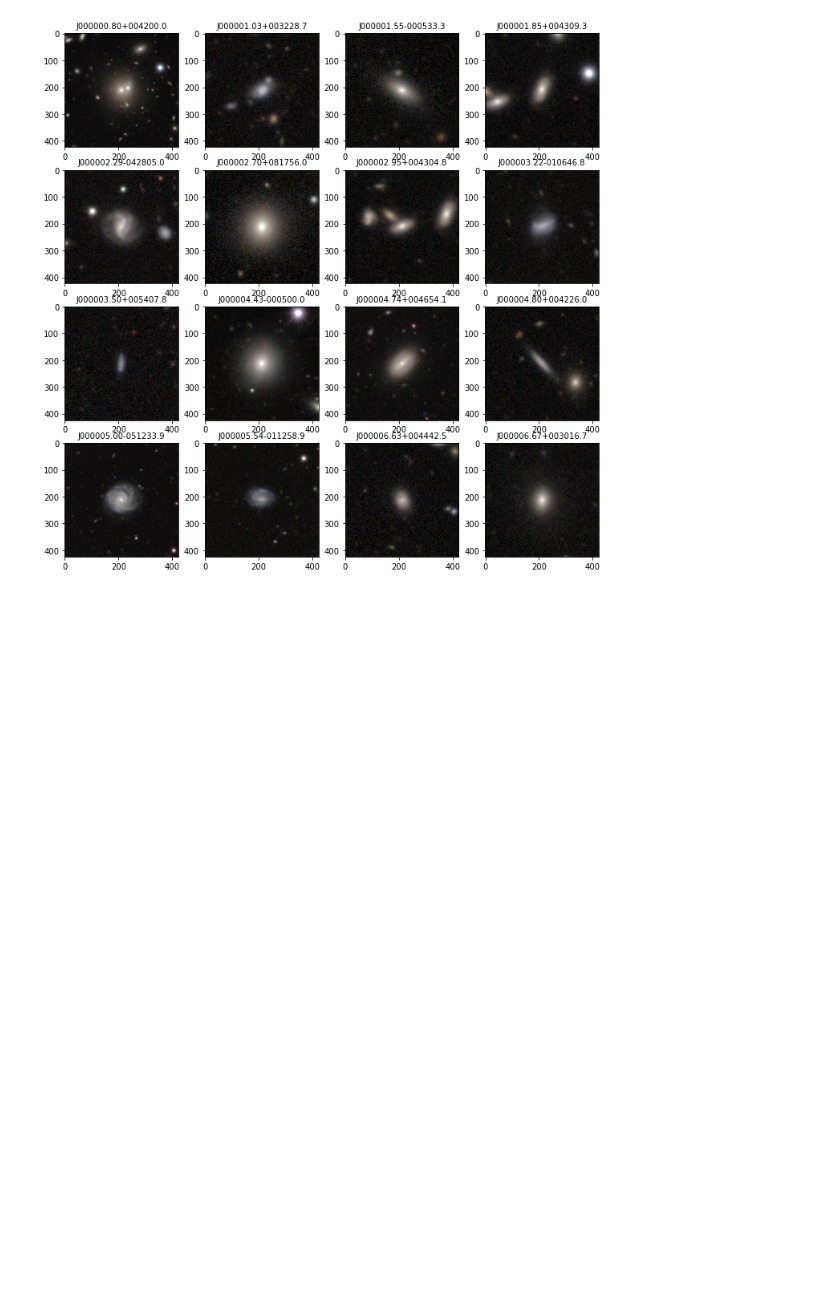
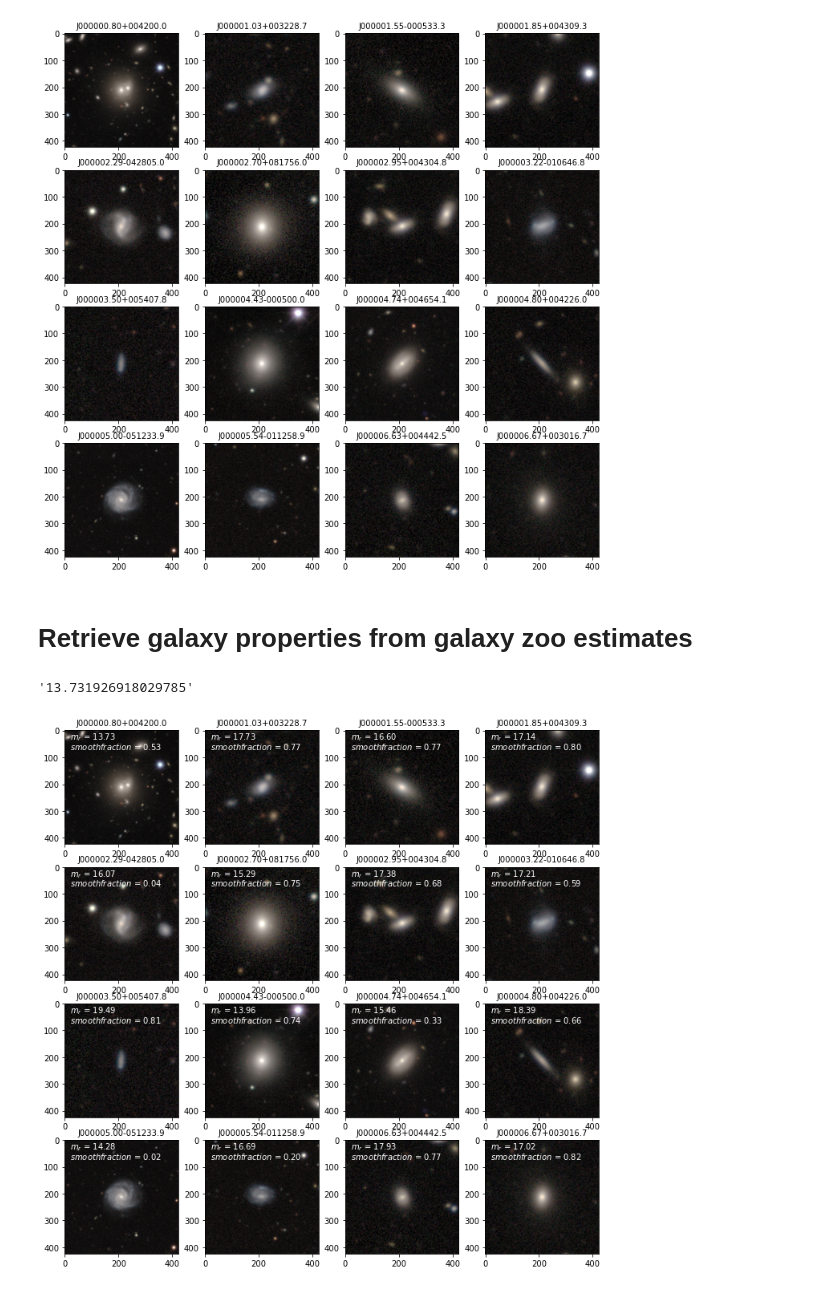
Before and after one commit to vargatn/hst-color-stamp, a Jupyter notebook: DECaLS_galaxy_zoo_v01.ipynb, the cells around one changed output. Drawn from its saved outputs; the diff is of its cells as text; code cells hidden in the pictures; blank space fills up the shorter version.

Commit message:
added feature extraction matched to images

```diff
--- a/DECaLS_galaxy_zoo_v01.ipynb
+++ b/DECaLS_galaxy_zoo_v01.ipynb
@@ -42,3 +42,37 @@ for i in np.arange(16):
 fig.savefig("galaxy_zoo_example.png", bbox_inches="tight", dpi=300)
 # %% [output]
 [figure]
+# %% [markdown]
+# Retrieve galaxy properties from galaxy zoo estimates
+# %%
+tab = pd.read_parquet(directory_path + "gz_decals_auto_posteriors.parquet")
+# %%
+fname = all_files[0][0] # first file in first folder
+id_tag = fname.split("/")[-1].split(".png")[0]
+# %%
+#query the properties of each galaxy
+row = np.where(tab["iauname"] == id_tag)[0]
+# %%
+"{}".format(row["mag_r"].values[0])
+# %% [output]
+'13.731926918029785'
+# %%
+fig, axarr = plt.subplots(nrows=4, ncols=4, figsize=(12, 12))
+faxarr = axarr.flatten()
+
+for i in np.arange(16):
+    fname = all_files[0][i] # first file in first folder
+    id_tag = fname.split("/")[-1].split(".png")[0]
+    #query the properties of each galaxy
+    row = tab.loc[np.where(tab["iauname"] == id_tag)[0]]
+    im = plt.imread(fname, format="png")
+    faxarr[i].imshow(im)
+    faxarr[i].set_title(id_tag, fontsize=10)
+    faxarr[i].text(0.05, 0.92, "$m_r$ = {:.2f}".format(row["mag_r"].values[0]),
+                   color="white", transform=faxarr[i].transAxes)
+    faxarr[i].text(0.05, 0.83, "$smooth fraction$ = {:.2f}".format(row["smooth-or-featured_smooth_fraction"].values[0]),
+                   color="white", transform=faxarr[i].transAxes)
+
+fig.savefig("galaxy_zoo_example_annotated.png", bbox_inches="tight", dpi=300)
+# %% [output]
+[figure, added]
```
Also changed, not shown: parts of 1 cell of this notebook, 1 other file.
